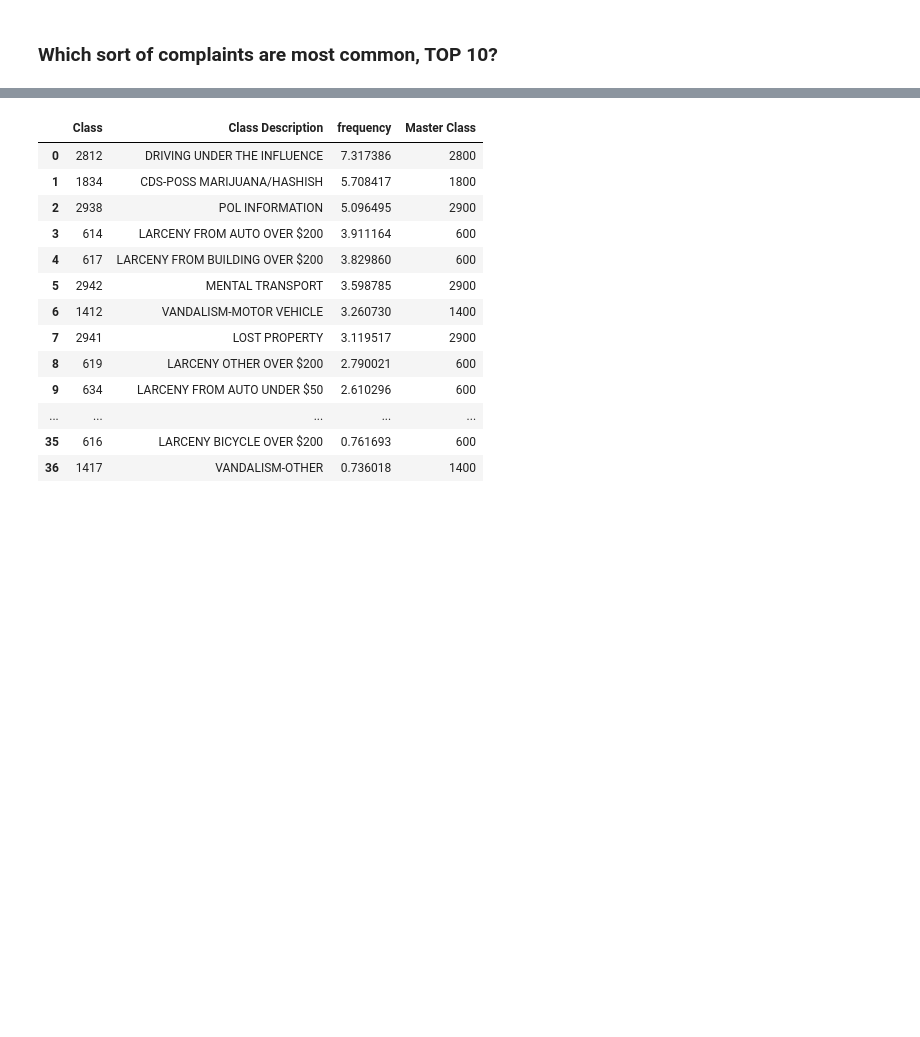
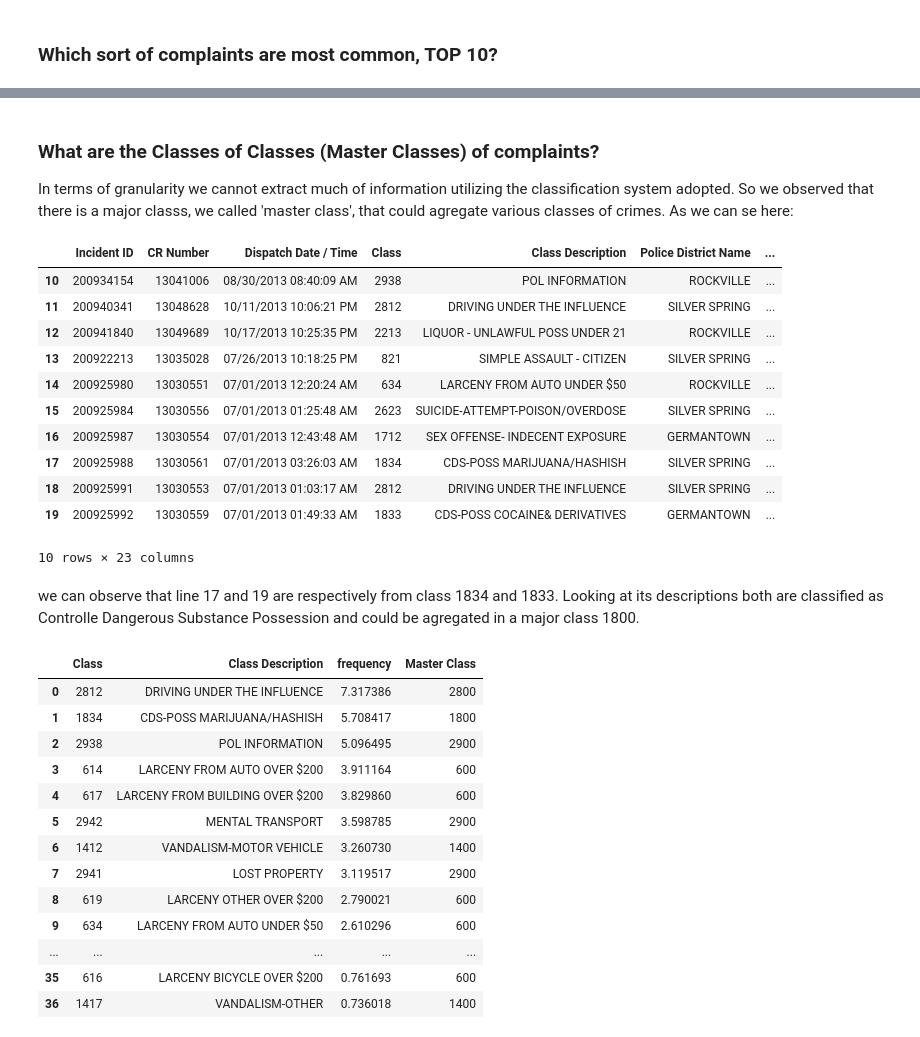
Before and after one commit to marco-olimpio/ufrn, a Jupyter notebook: EEC2006/1_CrimeProject/Finding crime patterns in Montgomery County.ipynb, the cells around one changed output, grey strips where cells are left out. Saved outputs shown, nothing was run; the diff lists cells and outputs as text; code cells hidden in the pictures; blank space fills up the shorter version.

```diff
--- a/EEC2006/1_CrimeProject/Finding crime patterns in Montgomery County.ipynb
+++ b/EEC2006/1_CrimeProject/Finding crime patterns in Montgomery County.ipynb
@@ -230,3 +282,23 @@ The crimes above are responsible for up to 78.42% of the total crimes
+# %% [markdown]
+<h3><strong>What are the Classes of Classes (Master Classes) of complaints?</strong></h3>
+In terms of granularity we cannot extract much of information utilizing the classification system adopted. So we observed that there is a major classs, we called 'master class', that could agregate various classes of crimes. As we can se here:
+# %%
+monty_data[10:100].head(10)
+# %% [output]
+|  | Incident ID | CR Number | Dispatch Date / Time | Class | Class Description | Police District Name | ... |
+| 10 | 200934154 | 13041006 | 08/30/2013 08:40:09 AM | 2938 | POL INFORMATION | ROCKVILLE | ... |
+| 11 | 200940341 | 13048628 | 10/11/2013 10:06:21 PM | 2812 | DRIVING UNDER THE INFLUENCE | SILVER SPRING | ... |
+| 12 | 200941840 | 13049689 | 10/17/2013 10:25:35 PM | 2213 | LIQUOR - UNLAWFUL POSS UNDER 21 | ROCKVILLE | ... |
+| 13 | 200922213 | 13035028 | 07/26/2013 10:18:25 PM | 821 | SIMPLE ASSAULT - CITIZEN | SILVER SPRING | ... |
+| 14 | 200925980 | 13030551 | 07/01/2013 12:20:24 AM | 634 | LARCENY FROM AUTO UNDER $50 | ROCKVILLE | ... |
+| 15 | 200925984 | 13030556 | 07/01/2013 01:25:48 AM | 2623 | SUICIDE-ATTEMPT-POISON/OVERDOSE | SILVER SPRING | ... |
+| 16 | 200925987 | 13030554 | 07/01/2013 12:43:48 AM | 1712 | SEX OFFENSE- INDECENT EXPOSURE | GERMANTOWN | ... |
+| 17 | 200925988 | 13030561 | 07/01/2013 03:26:03 AM | 1834 | CDS-POSS MARIJUANA/HASHISH | SILVER SPRING | ... |
+| 18 | 200925991 | 13030553 | 07/01/2013 01:03:17 AM | 2812 | DRIVING UNDER THE INFLUENCE | SILVER SPRING | ... |
+| 19 | 200925992 | 13030559 | 07/01/2013 01:49:33 AM | 1833 | CDS-POSS COCAINE& DERIVATIVES | GERMANTOWN | ... |
+10 rows × 23 columns
+# %% [markdown]
+we can observe that line 17 and 19 are respectively from class 1834 and 1833. Looking at its descriptions both are classified as Controlle Dangerous Substance Possession and could be agregated in a major class 1800.
 # %%
 #Considering the top crimes
 
```
Also changed, not shown: parts of 26 cells of this notebook, 2 other files.
